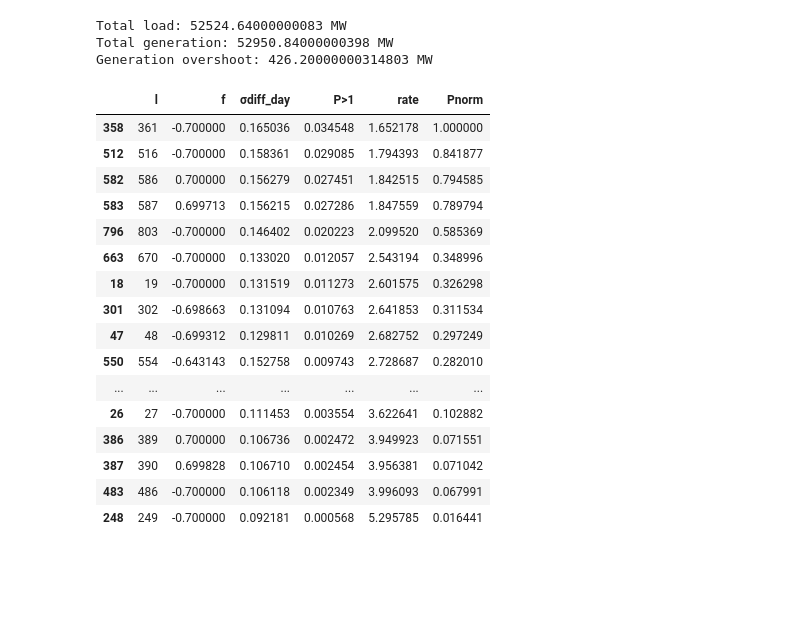
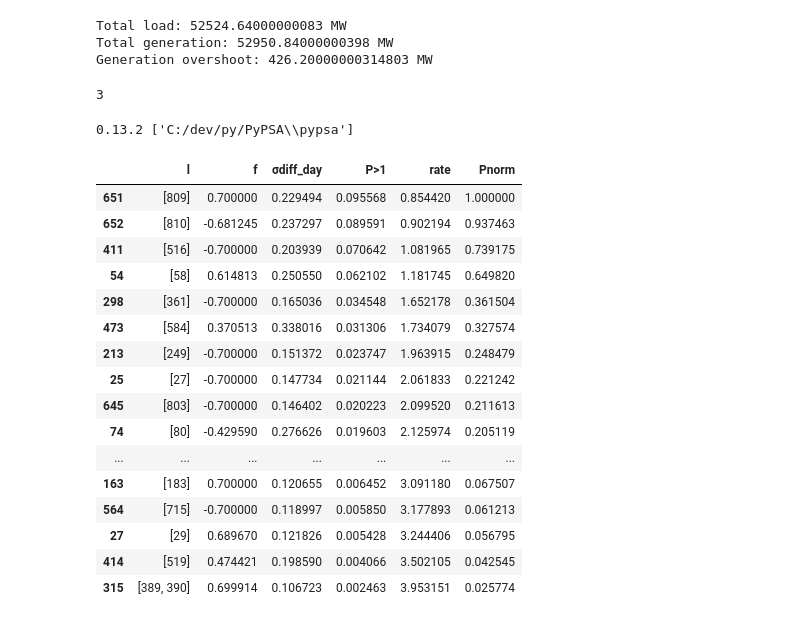
Before and after one commit to fonsp/grid-analysis, a Jupyter notebook: notebooks/models/Most likely power injection.ipynb, the cells around one changed output. Saved outputs shown, nothing was run; the diff lists cells and outputs as text; code cells hidden in the pictures; blank space fills up the shorter version.

```diff
--- a/notebooks/models/Most likely power injection.ipynb
+++ b/notebooks/models/Most likely power injection.ipynb
@@ -161,41 +162,48 @@ Generation overshoot: 426.20000000314803 MW
 #pd.Series(sgn2.line_saturation_total.values[11])
 #sgn2.network.lines_t.p1.values[11]# / sgn2.network.lines.s_nom
 #sgn2.line_flow_total
+
+next(i for i,names in enumerate(sgn.scigrid_line_indices) if "4" in names)
+# %% [output]
+3
 # %%
+fav_sgn.reload()
+
 f = fav_sgn.line_saturation_nonlinear.values[11,:]
 
 def true_prob(mu_l, sigma_l):
     return 1.0 - (scipy.stats.norm.cdf(1.0, loc=mu_l, scale=sigma_l) - scipy.stats.norm.cdf(-1.0, loc=mu_l, scale=sigma_l))
 
 def rate(mu_l, sigma_l):
     return np.square(1-np.abs(mu_l))/(2.0*np.square(sigma_l))
 
-line_ratings = pd.DataFrame({"l":fav_sgn.network.lines.index.values,
+line_ratings = pd.DataFrame({"l":fav_sgn.scigrid_line_indices,
               "f": f,
               "σdiff_day": np.sqrt(np.diagonal(line_diff_cov_day)) / fav_sgn.line_threshold})
 
 sigmaepsilon = 1
 line_ratings["P>1"] = true_prob(line_ratings.f, line_ratings.σdiff_day*sigmaepsilon)
 line_ratings["rate"] = rate(line_ratings.f, line_ratings.σdiff_day*sigmaepsilon)
 
 line_ratings["Pnorm"] = line_ratings["P>1"] / np.max(line_ratings["P>1"])
 
 line_ratings.sort_values("P>1", ascending=False).head(20)
 # %% [output]
+0.13.2 ['C:/dev/py/PyPSA\\pypsa']
 |  | l | f | σdiff_day | P>1 | rate | Pnorm |
-| 358 | 361 | -0.700000 | 0.165036 | 0.034548 | 1.652178 | 1.000000 |
-| 512 | 516 | -0.700000 | 0.158361 | 0.029085 | 1.794393 | 0.841877 |
-| 582 | 586 | 0.700000 | 0.156279 | 0.027451 | 1.842515 | 0.794585 |
-| 583 | 587 | 0.699713 | 0.156215 | 0.027286 | 1.847559 | 0.789794 |
-| 796 | 803 | -0.700000 | 0.146402 | 0.020223 | 2.099520 | 0.585369 |
-| 663 | 670 | -0.700000 | 0.133020 | 0.012057 | 2.543194 | 0.348996 |
-| 18 | 19 | -0.700000 | 0.131519 | 0.011273 | 2.601575 | 0.326298 |
-| 301 | 302 | -0.698663 | 0.131094 | 0.010763 | 2.641853 | 0.311534 |
-| 47 | 48 | -0.699312 | 0.129811 | 0.010269 | 2.682752 | 0.297249 |
-| 550 | 554 | -0.643143 | 0.152758 | 0.009743 | 2.728687 | 0.282010 |
+| 651 | [809] | 0.700000 | 0.229494 | 0.095568 | 0.854420 | 1.000000 |
+| 652 | [810] | -0.681245 | 0.237297 | 0.089591 | 0.902194 | 0.937463 |
+| 411 | [516] | -0.700000 | 0.203939 | 0.070642 | 1.081965 | 0.739175 |
+| 54 | [58] | 0.614813 | 0.250550 | 0.062102 | 1.181745 | 0.649820 |
+| 298 | [361] | -0.700000 | 0.165036 | 0.034548 | 1.652178 | 0.361504 |
+| 473 | [584] | 0.370513 | 0.338016 | 0.031306 | 1.734079 | 0.327574 |
+| 213 | [249] | -0.700000 | 0.151372 | 0.023747 | 1.963915 | 0.248479 |
+| 25 | [27] | -0.700000 | 0.147734 | 0.021144 | 2.061833 | 0.221242 |
+| 645 | [803] | -0.700000 | 0.146402 | 0.020223 | 2.099520 | 0.211613 |
+| 74 | [80] | -0.429590 | 0.276626 | 0.019603 | 2.125974 | 0.205119 |
 | ... | ... | ... | ... | ... | ... | ... |
-| 26 | 27 | -0.700000 | 0.111453 | 0.003554 | 3.622641 | 0.102882 |
-| 386 | 389 | 0.700000 | 0.106736 | 0.002472 | 3.949923 | 0.071551 |
-| 387 | 390 | 0.699828 | 0.106710 | 0.002454 | 3.956381 | 0.071042 |
-| 483 | 486 | -0.700000 | 0.106118 | 0.002349 | 3.996093 | 0.067991 |
-| 248 | 249 | -0.700000 | 0.092181 | 0.000568 | 5.295785 | 0.016441 |
+| 163 | [183] | 0.700000 | 0.120655 | 0.006452 | 3.091180 | 0.067507 |
+| 564 | [715] | -0.700000 | 0.118997 | 0.005850 | 3.177893 | 0.061213 |
+| 27 | [29] | 0.689670 | 0.121826 | 0.005428 | 3.244406 | 0.056795 |
+| 414 | [519] | 0.474421 | 0.198590 | 0.004066 | 3.502105 | 0.042545 |
+| 315 | [389, 390] | 0.699914 | 0.106723 | 0.002463 | 3.953151 | 0.025774 |
```
Also changed, not shown: parts of 24 cells of this notebook.
